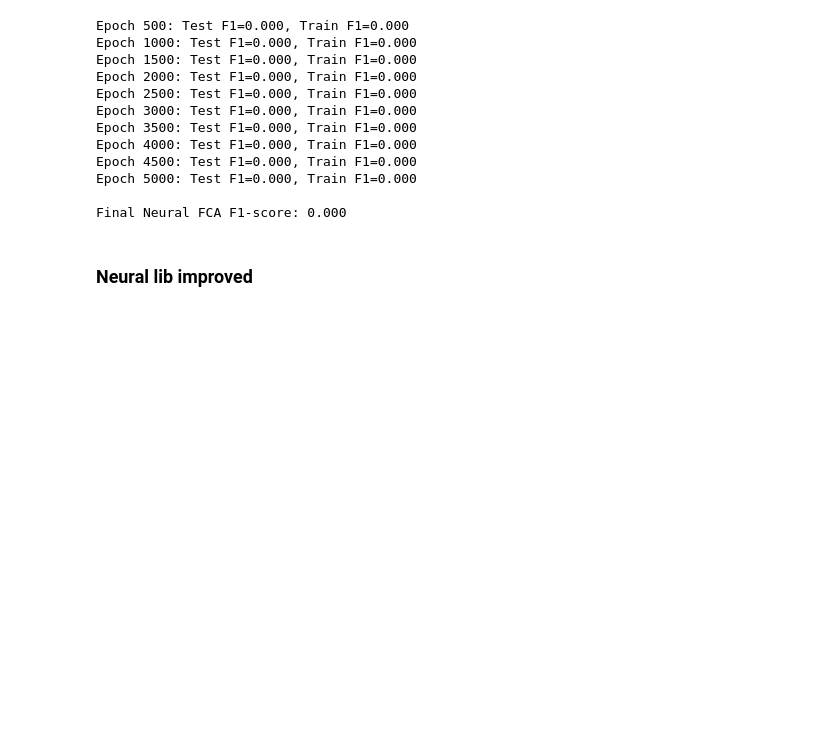
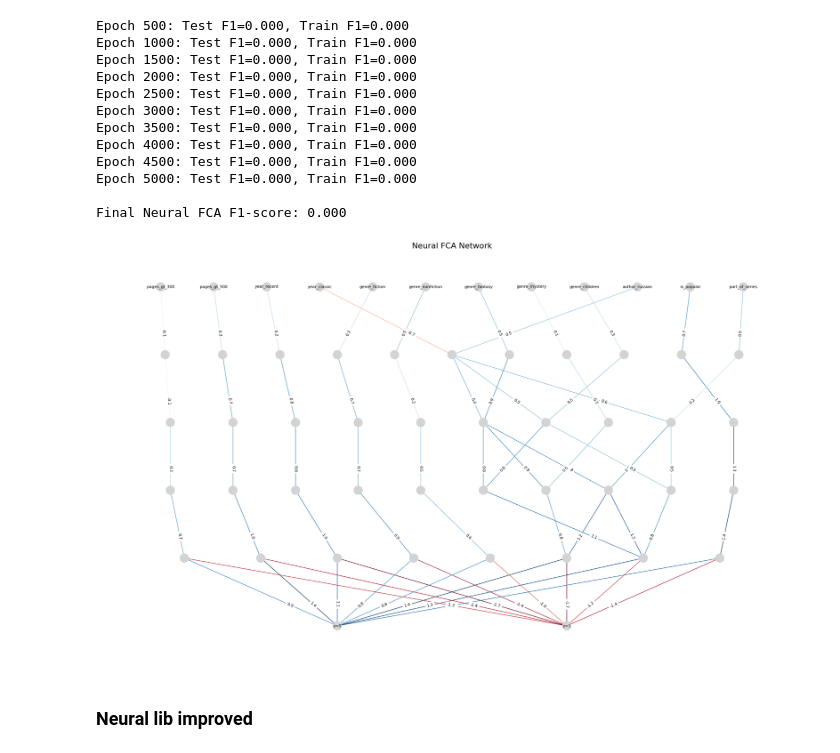
Before and after one commit to GodofRussia/neuralFCA_Ilya_Tarasov_and_Ilya_Mochalov, a Jupyter notebook: demo.ipynb, the cells around one changed output. Drawn from its saved outputs; the diff is of its cells as text; code cells hidden in the pictures; blank space fills up the shorter version.

```diff
--- a/demo.ipynb
+++ b/demo.ipynb
@@ -353,6 +353,39 @@ Epoch 4500: Test F1=0.000, Train F1=0.000
 Epoch 5000: Test F1=0.000, Train F1=0.000
 
 Final Neural FCA F1-score: 0.000
+# %%
+import networkx as nx
+from fcapy.visualizer import LineVizNx
+
+edge_weights = cn.edge_weights_from_network()
+
+fig, ax = plt.subplots(figsize=(20, 12))
+vis = LineVizNx(
+    node_label_font_size=8,
+    node_label_func=lambda el_i, P: nl.neuron_label_func(
+        el_i, P, set(cn.attributes), only_new_attrs=True
+    )
+)
+
+vis.draw_poset(
+    cn.poset, ax=ax,
+    flg_node_indices=False,
+    edge_color=[edge_weights[e] for e in cn.poset.to_networkx().edges],
+    edge_cmap=plt.cm.RdBu,
+)
+
+nx.draw_networkx_edge_labels(
+    cn.poset.to_networkx(), vis.mover.pos,
+    {k: f"{v:.1f}" for k, v in edge_weights.items()},
+    label_pos=0.7,
+    font_size=8
+)
+
+plt.title(f'Neural FCA Network', size=16)
+plt.tight_layout()
+plt.show()
+# %% [output]
+[figure, added]
 # %% [markdown]
 ### Neural lib improved
 # %%
```
Also changed, not shown: parts of 3 cells of this notebook, 2 other files.
